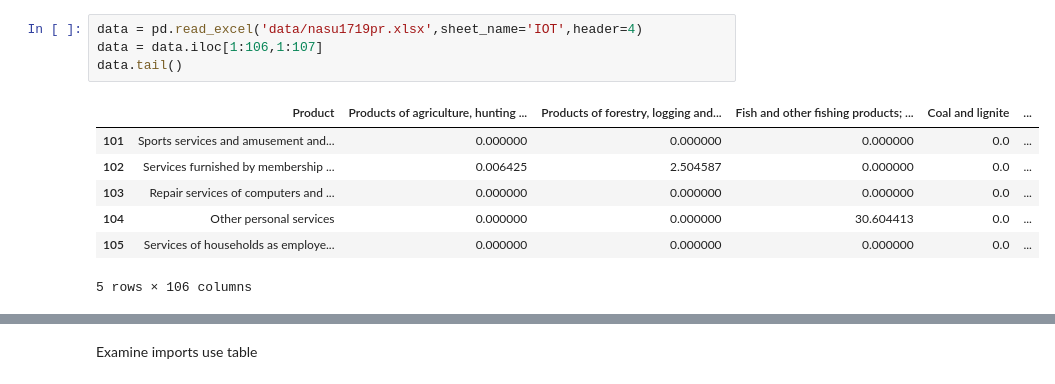
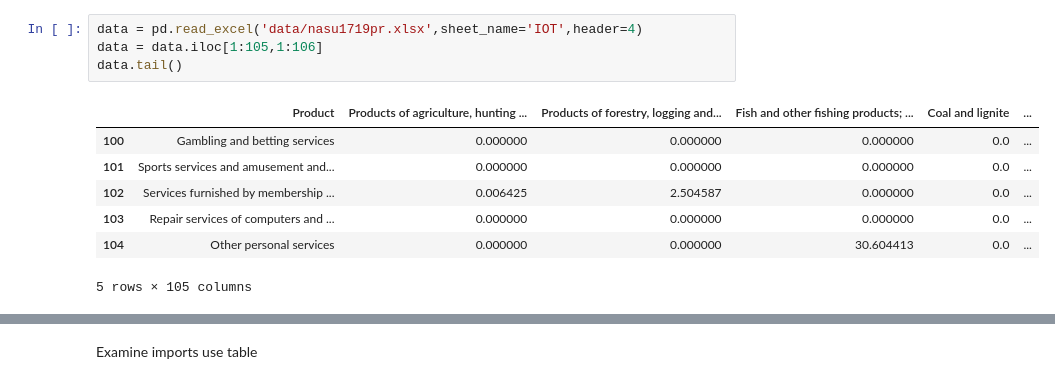
Before and after one commit to banksad/supply_chain_app, a Jupyter notebook: notebooks/preprocess_domestic_pxp.ipynb, the cells around one changed output, grey strips where cells are left out. Saved outputs shown, nothing was run; the diff lists cells and outputs as text.

```diff
--- a/notebooks/preprocess_domestic_pxp.ipynb
+++ b/notebooks/preprocess_domestic_pxp.ipynb
@@ -9,12 +7,12 @@ os.chdir('..')
 # %%
 data = pd.read_excel('data/nasu1719pr.xlsx',sheet_name='IOT',header=4)
-data = data.iloc[1:106,1:107]
+data = data.iloc[1:105,1:106]
 data.tail()
 # %% [output]
 |  | Product | Products of agriculture, hunting ... | Products of forestry, logging and... | Fish and other fishing products; ... | Coal and lignite | ... |
+| 100 | Gambling and betting services | 0.000000 | 0.000000 | 0.000000 | 0.0 | ... |
 | 101 | Sports services and amusement and... | 0.000000 | 0.000000 | 0.000000 | 0.0 | ... |
 | 102 | Services furnished by membership ... | 0.006425 | 2.504587 | 0.000000 | 0.0 | ... |
 | 103 | Repair services of computers and ... | 0.000000 | 0.000000 | 0.000000 | 0.0 | ... |
 | 104 | Other personal services | 0.000000 | 0.000000 | 30.604413 | 0.0 | ... |
-| 105 | Services of households as employe... | 0.000000 | 0.000000 | 0.000000 | 0.0 | ... |
-5 rows × 106 columns
+5 rows × 105 columns
```
Also changed, not shown: parts of 8 cells of this notebook, 4 other files.
